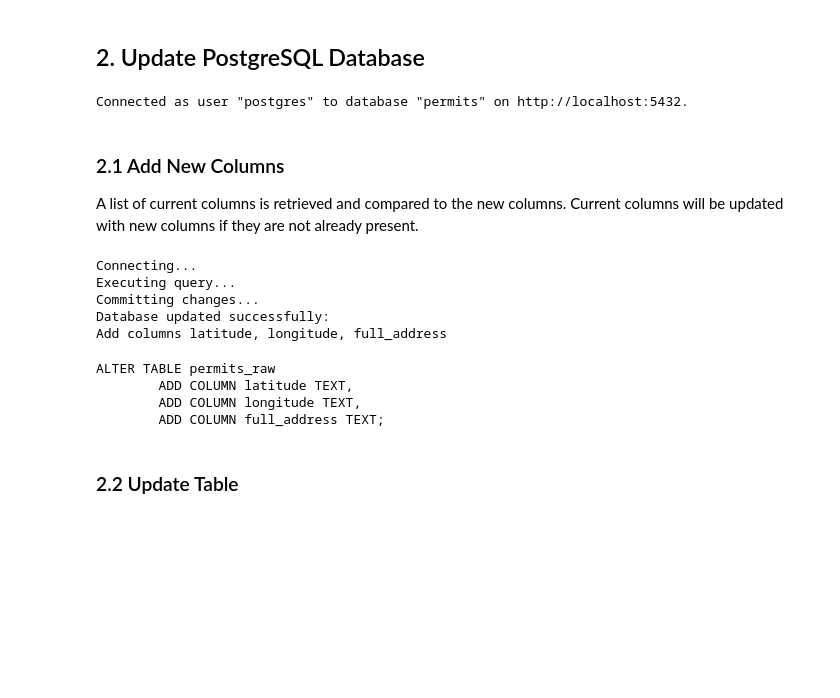
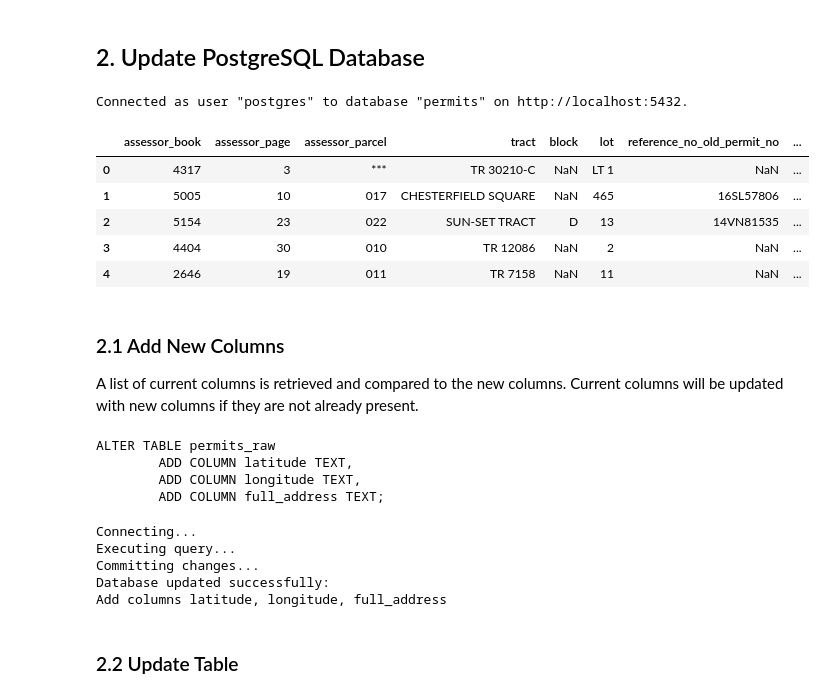
Before and after one commit to chrisammon3000/permits-data, a Jupyter notebook: notebooks/0.2-clean-data.ipynb, the cells around one changed output. Saved outputs shown, nothing was run; the diff lists cells and outputs as text; code cells hidden in the pictures; blank space fills up the shorter version.

```diff
--- a/notebooks/0.2-clean-data.ipynb
+++ b/notebooks/0.2-clean-data.ipynb
@@ -34,7 +34,7 @@ from geopy.extra.rate_limiter import RateLimiter
 2.8.5 (dt dec pq3 ext lo64)
 # %%
 # Set notebook display options
-pd.set_option('display.max_rows', 500)
+pd.set_option('display.max_rows', 2000)
 pd.set_option('display.max_columns', None)
 pd.set_option('display.width', None)
 # %%
@@ -299,10 +301,32 @@ data.shape
 (500, 62)
 # %% [markdown]
 ## 2. Update PostgreSQL Database
-# %%
-conn = connect_db()
-# %% [output]
-Connected as user "postgres" to database "permits" on http://localhost:5432.
+# %%
+# Connect to db
+conn = connect_db()
+
+# Extract partial dataset
+sql = 'SELECT * FROM {} LIMIT 500;'.format(DB_TABLE)
+
+# Columns to parse as dates
+#date_columns = ['status_date', 'issue_date', 'license_expiration_date']
+
+# Fetch data
+#data = fetch_data(sql, conn)
+
+# Fetch data
+data = pd.read_csv(root_dir + '/data/interim/permits_geocoded.csv')
+# %% [output]
+Connected as user "postgres" to database "permits" on http://localhost:5432.
+# %%
+data.head()
+# %% [output]
+|  | assessor_book | assessor_page | assessor_parcel | tract | block | lot | reference_no_old_permit_no | ... |
+| 0 | 4317 | 3 | *** | TR 30210-C | NaN | LT 1 | NaN | ... |
+| 1 | 5005 | 10 | 017 | CHESTERFIELD SQUARE | NaN | 465 | 16SL57806 | ... |
+| 2 | 5154 | 23 | 022 | SUN-SET TRACT | D | 13 | 14VN81535 | ... |
+| 3 | 4404 | 30 | 010 | TR 12086 | NaN | 2 | NaN | ... |
+| 4 | 2646 | 19 | 011 | TR 7158 | NaN | 11 | NaN | ... |
 # %% [markdown]
 ### 2.1 Add New Columns
 
@@ -350,6 +374,13 @@ def add_columns(db_table, con, run=False):
             print('Error:\n', e)
 
     return sql_query
+# %%
+print(alter_table_query)
+# %% [output]
+ALTER TABLE permits_raw
+        ADD COLUMN latitude TEXT,
+        ADD COLUMN longitude TEXT,
+        ADD COLUMN full_address TEXT;
 # %%
 alter_table_query = add_columns(DB_TABLE, conn, run=True)
 # %% [output]
@@ -358,10 +389,3 @@ Executing query...
 Committing changes...
 Database updated successfully:
 Add columns latitude, longitude, full_address
-# %%
-print(alter_table_query)
-# %% [output]
-ALTER TABLE permits_raw
-        ADD COLUMN latitude TEXT,
-        ADD COLUMN longitude TEXT,
-        ADD COLUMN full_address TEXT;
```
Also changed, not shown: parts of 12 cells of this notebook, 4 other files.
